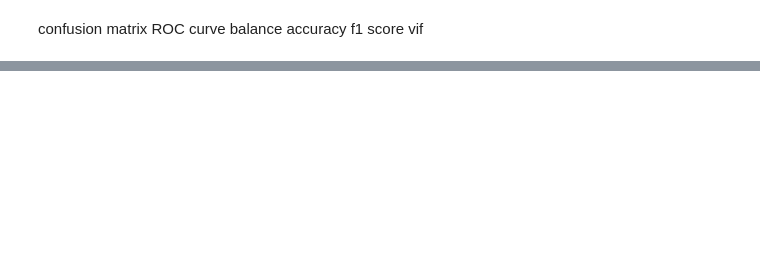
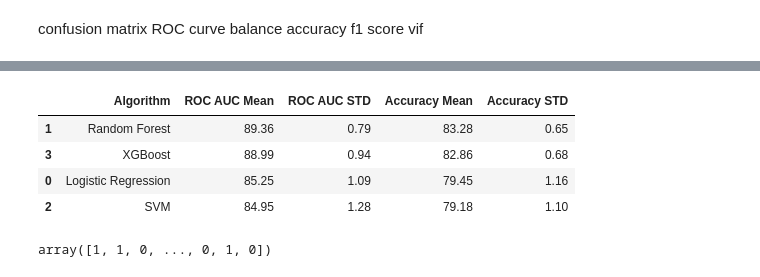
Before and after one commit to psuri15/WAF2019, a Jupyter notebook: FirstModel.ipynb, the cells around one changed output, grey strips where cells are left out. Drawn from its saved outputs; the diff is of its cells as text; code cells hidden in the pictures; blank space fills up the shorter version.

```diff
--- a/FirstModel.ipynb
+++ b/FirstModel.ipynb
@@ -344,0 +443,13 @@ vif
+# %%
+# from sklearn.metrics import mean_squared_error
+# data_dmatrix = xgb.DMatrix(data=np.asarray(data.drop(columns='label')),label= np.asarray(data['label']))
+
+xg = XGBClassifier()
+xg.fit(x_train, y_train)
+
+# y_pred = xg.predict(x_test)
+
+# print("Accuracy:", accuracy_score(y_test, y_pred))
+# print("Precision:", precision_score(y_test, y_pred))
+# print("Recall:", recall_score(y_test, y_pred))
+# print("f1_score:", f1_score(y_test, y_pred))
@@ -344,0 +464,45 @@ vif
+# %%
+models = {}
+models['Logistic Regression'] = lr
+models['Random Forest'] = rfc
+models['SVM'] = svm
+models['XGBoost'] = xg
+# %%
+from sklearn.model_selection import KFold,cross_val_score
+acc_results = []
+auc_results = []
+names = []
+# set table to table to populate with performance results
+col = ['Algorithm', 'ROC AUC Mean', 'ROC AUC STD',
+       'Accuracy Mean', 'Accuracy STD']
+df_results = pd.DataFrame(columns=col)
+i = 0
+# evaluate each model using cross-validation
+for name, model in models.items():
+    kfold = KFold(n_splits=10)  # 10-fold cross-validation
+
+    cv_acc_results = cross_val_score(model, x_train, y_train, cv=kfold, scoring='accuracy')
+
+    cv_auc_results = cross_val_score(model, x_train, y_train, cv=kfold, scoring='roc_auc')
+
+    acc_results.append(cv_acc_results)
+    auc_results.append(cv_auc_results)
+    names.append(name)
+    df_results.loc[i] = [name,
+                         round(cv_auc_results.mean()*100, 2),
+                         round(cv_auc_results.std()*100, 2),
+                         round(cv_acc_results.mean()*100, 2),
+                         round(cv_acc_results.std()*100, 2)
+                         ]
+    i += 1
+df_results.sort_values(by=['ROC AUC Mean'], ascending=False)
+# %% [output]
+|  | Algorithm | ROC AUC Mean | ROC AUC STD | Accuracy Mean | Accuracy STD |
+| 1 | Random Forest | 89.36 | 0.79 | 83.28 | 0.65 |
+| 3 | XGBoost | 88.99 | 0.94 | 82.86 | 0.68 |
+| 0 | Logistic Regression | 85.25 | 1.09 | 79.45 | 1.16 |
+| 2 | SVM | 84.95 | 1.28 | 79.18 | 1.10 |
+# %%
+np.array(y_train).reshape(1,-1)[0]
+# %% [output]
+array([1, 1, 0, ..., 0, 1, 0])
```
Also changed, not shown: parts of 33 cells of this notebook.
